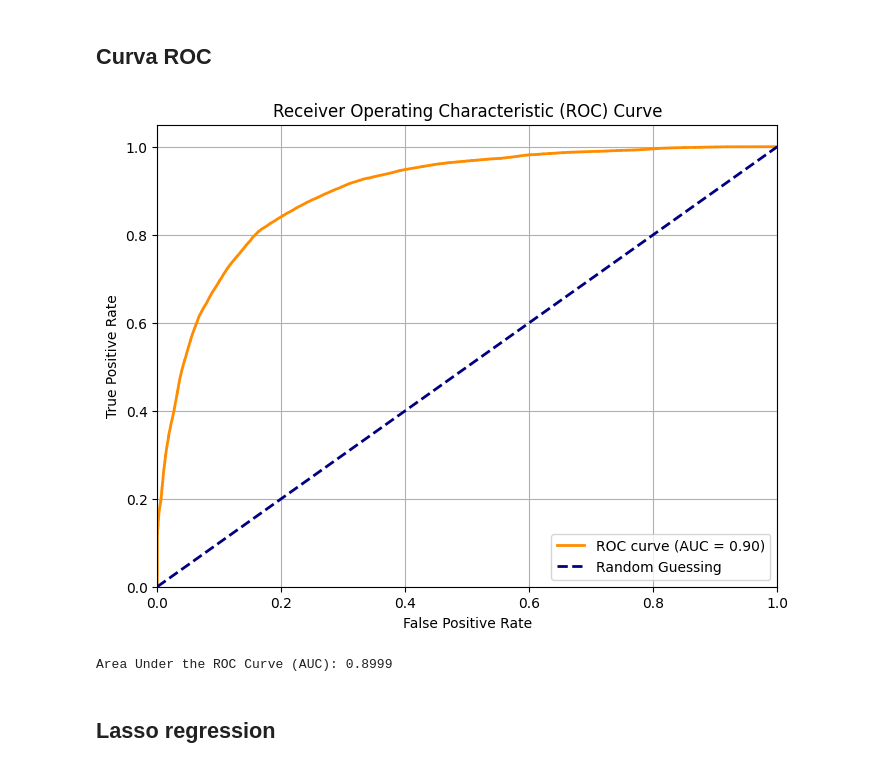
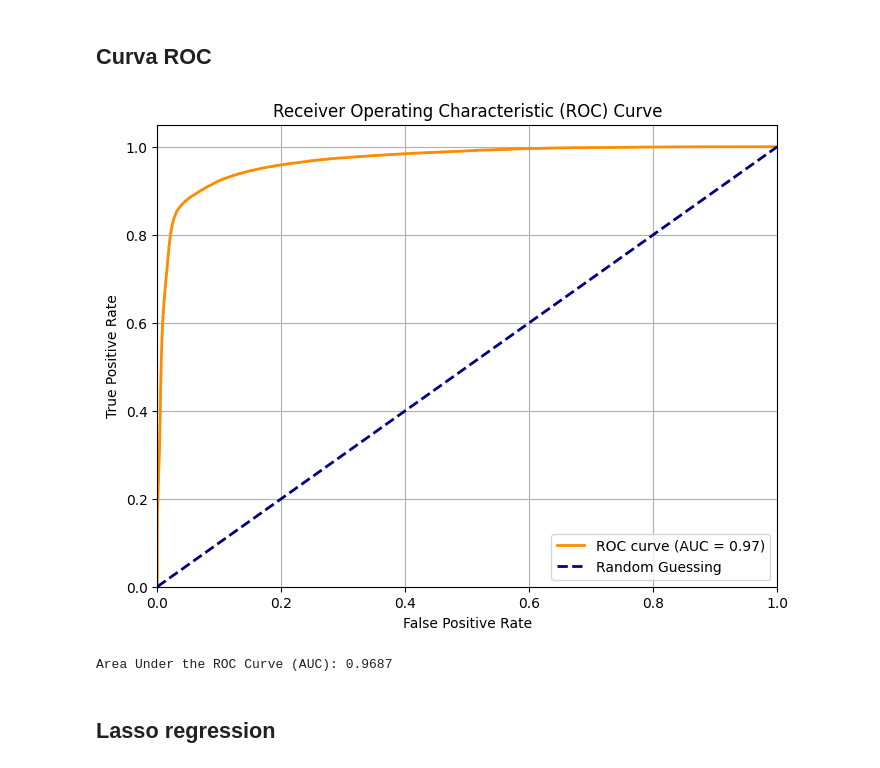
Before and after one commit to TizianoCosta/AML_2425_FinalProject, a Jupyter notebook: notebook/regressione_logistica_3.ipynb, the cells around one changed output. Saved outputs shown, nothing was run; the diff lists cells and outputs as text; code cells hidden in the pictures.

Commit message:
modificata pipeline per migliorare performance

```diff
--- a/notebook/regressione_logistica_3.ipynb
+++ b/notebook/regressione_logistica_3.ipynb
@@ -939,0 +1087,5 @@ Pipeline(steps=[('pipeline',
+# %%
+from sklearn.linear_model import LogisticRegression
+
+log_reg_OH_OT = make_pipeline(preprocessing_OH_OT, LogisticRegression())
+log_reg_OH_OT.fit(data_train_x, data_train_y)
@@ -939,0 +1117,5 @@ Pipeline(steps=[('pipeline',
+# %%
+from sklearn.linear_model import LogisticRegression
+
+log_reg_OH_CH = make_pipeline(preprocessing_OH_OT, LogisticRegression())
+log_reg_OH_CH.fit(data_train_x, data_train_y)
@@ -1041,0 +1292,30 @@ Specificity: 0.8718
+# %%
+# prompt: calcola l'accurcay, precision, sensitivity e specificity della regressione logistica dopo aver elaborato i dati tramite pipeline
+
+from sklearn.metrics import confusion_matrix, accuracy_score, precision_score, recall_score, f1_score
+
+# Assuming log_reg is your fitted pipeline and data_test is your test DataFrame
+# Separate features (X_test) and target (y_test) from the test set
+data_test_y = data_test['y_target']
+data_test_x = data_test.drop('y_target', axis=1)
+
+# Make predictions on the test set
+y_pred = log_reg_OH_CH.predict(data_test_x)
+
+# Calculate the confusion matrix
+cm = confusion_matrix(data_test_y, y_pred)
+tn, fp, fn, tp = cm.ravel()
+
+# Calculate metrics
+accuracy = accuracy_score(data_test_y, y_pred)
+precision = precision_score(data_test_y, y_pred)
+sensitivity = recall_score(data_test_y, y_pred) # Sensitivity is also known as Recall
+# Specificity: TN / (TN + FP)
+specificity = tn / (tn + fp) if (tn + fp) > 0 else 0 # Handle potential division by zero
+
+print("Confusion Matrix:")
+print(cm)
+print(f"\nAccuracy: {accuracy:.4f}")
+print(f"Precision: {precision:.4f}")
+print(f"Sensitivity (Recall): {sensitivity:.4f}")
+print(f"Specificity: {specificity:.4f}")
@@ -1175,35 +1449,35 @@ Dall'analisi dei coefficienti si nota come abbia molto peso mean_gas_temp e torq
 # %%
 # prompt: plotta la curva AUC
 
 import matplotlib.pyplot as plt
 from sklearn.metrics import roc_curve, auc
 
 # Get the predicted probabilities for the positive class (class 1)
-y_prob = log_reg_OH.predict_proba(data_test_x)[:, 1]
+y_prob = log_reg_OH_CH.predict_proba(data_test_x)[:, 1]
 
 # Calculate the false positive rate (fpr) and true positive rate (tpr) for various thresholds
 fpr, tpr, thresholds = roc_curve(data_test_y, y_prob)
 
 # Calculate the Area Under the Curve (AUC)
 roc_auc = auc(fpr, tpr)
 
 # Plot the ROC curve
 plt.figure(figsize=(8, 6))
 plt.plot(fpr, tpr, color='darkorange', lw=2, label=f'ROC curve (AUC = {roc_auc:.2f})')
 plt.plot([0, 1], [0, 1], color='navy', lw=2, linestyle='--', label='Random Guessing') # Diagonal line
 plt.xlim([0.0, 1.0])
 plt.ylim([0.0, 1.05])
 plt.xlabel('False Positive Rate')
 plt.ylabel('True Positive Rate')
 plt.title('Receiver Operating Characteristic (ROC) Curve')
 plt.legend(loc="lower right")
 plt.grid(True)
 plt.show()
 
 print(f"Area Under the ROC Curve (AUC): {roc_auc:.4f}")
 # %% [output]
-[figure, old version]
+[figure, new version]
-Area Under the ROC Curve (AUC): 0.8999
+Area Under the ROC Curve (AUC): 0.9687
 # %% [markdown]
 ## Lasso regression
 # %%
```
Also changed, not shown: parts of 29 cells of this notebook.
